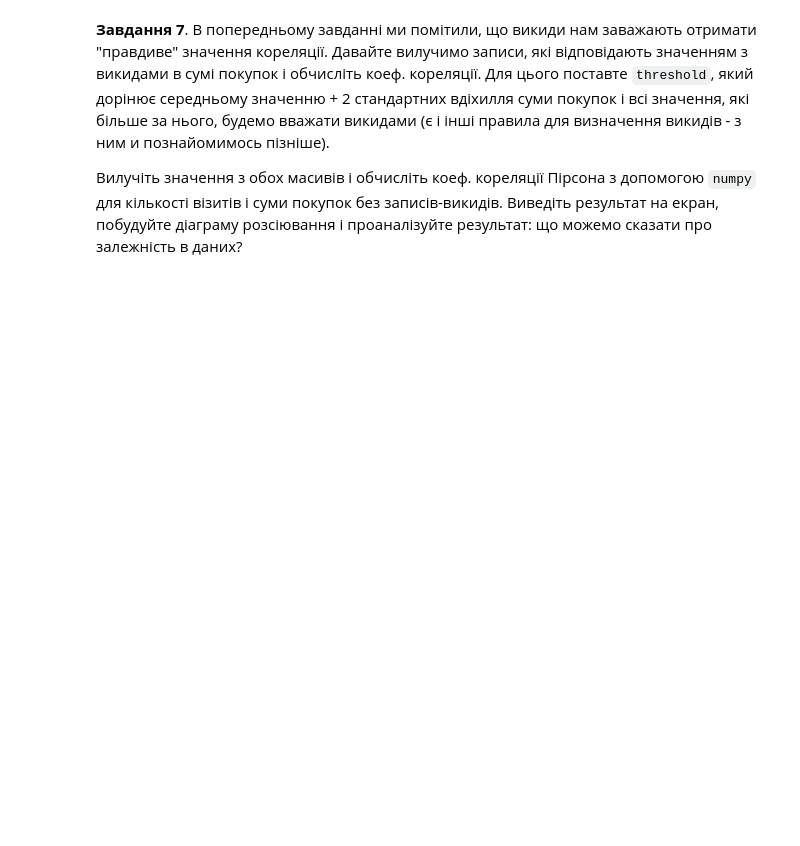
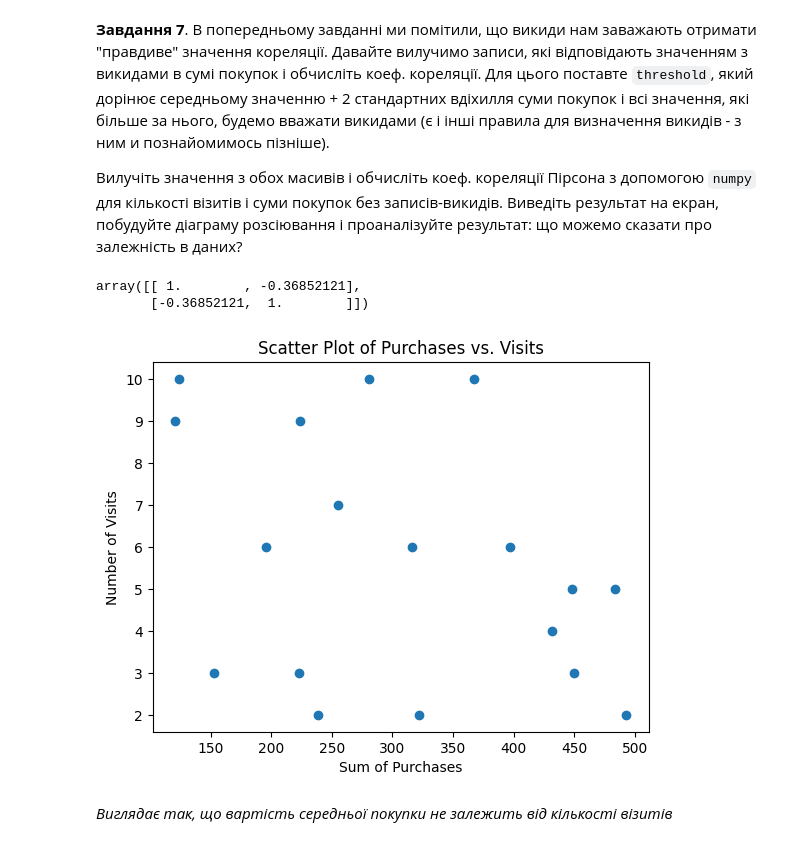
Before and after one commit to darynka-h/hw_1_fundamentals_of_statistics, a Jupyter notebook: hw_1_fundamentals_of_statistics_ipynb_.ipynb, the cells around one changed output. Saved outputs shown, nothing was run; the diff lists cells and outputs as text; code cells hidden in the pictures; blank space fills up the shorter version.

```diff
--- a/hw_1_fundamentals_of_statistics_ipynb_.ipynb
+++ b/hw_1_fundamentals_of_statistics_ipynb_.ipynb
@@ -23,0 +39,5 @@ sum_purchases = [ 316,  493,  367,  153,  224,  121,  322,  450,  196,  397,  28
+# %%
+# з використанням numpy
+import numpy as np
+sample_mean_ = np.mean(sum_purchases)
+sample_mean_
@@ -37,0 +99,5 @@ sum_purchases = [ 316,  493,  367,  153,  224,  121,  322,  450,  196,  397,  28
+# %%
+# додаю аргумент ddof, через невелику кількість даних
+std_purch_ = np.std(sum_purchases, ddof = 1)
+result_ = f"Standard deviation {round(std_purch_, 2)}"
+result_
@@ -68,3 +168,29 @@ plt.ylabel('Number of Visits');
 **Завдання 7**. В попередньому завданні ми помітили, що викиди нам заважають отримати "правдиве" значення кореляції. Давайте вилучимо записи, які відповідають значенням з викидами в сумі покупок і обчисліть коеф. кореляції. Для цього поставте `threshold`, який дорінює середньому значенню + 2 стандартних вдіхилля суми покупок і всі значення, які більше за нього, будемо вважати викидами (є і інші правила для визначення викидів - з ним и познайомимось пізніше).
 
 Вилучіть значення з обох масивів і обчисліть коеф. кореляції Пірсона з допомогою `numpy` для кількості візитів і суми покупок без записів-викидів. Виведіть результат на екран, побудуйте діаграму розсіювання і проаналізуйте результат: що можемо сказати про залежність в даних?
+# %%
+threshold_vis = visits_mean + 2*np.std(visits)
+clean_visits = [el for el in visits if el < threshold_vis]
+threshold_purch = sample_mean_ + 2*std_purch_
+clean_purch = [el for el in sum_purchases if el < threshold_purch]
+# цими рядками я хочу викинути відповідні викиди у visit, я розумію
+# що можна було би просто прибрати два останні ліворуч елементи, але якщо
+# би ці елементи не стояли в кінці списку, то тоді була би поломка
+merged_lists = list(zip(sum_purchases, visits))
+clean_visits = [el[1] for el in merged_lists if el[0] in clean_purch]
+pirson_coeff= np.corrcoef(clean_purch, clean_visits)
+pirson_coeff
+# %% [output]
+array([[ 1.        , -0.36852121],
+       [-0.36852121,  1.        ]])
+# %%
+import matplotlib.pyplot as plt
+
+plt.scatter(clean_purch, clean_visits)
+plt.title('Scatter Plot of Purchases vs. Visits')
+plt.xlabel('Sum of Purchases')
+plt.ylabel('Number of Visits');
+# %% [output]
+[figure, added]
+# %% [markdown]
+*Виглядає так, що вартість середньої покупки не залежить від кількості візитів*
```
Also changed, not shown: parts of 16 cells of this notebook.
